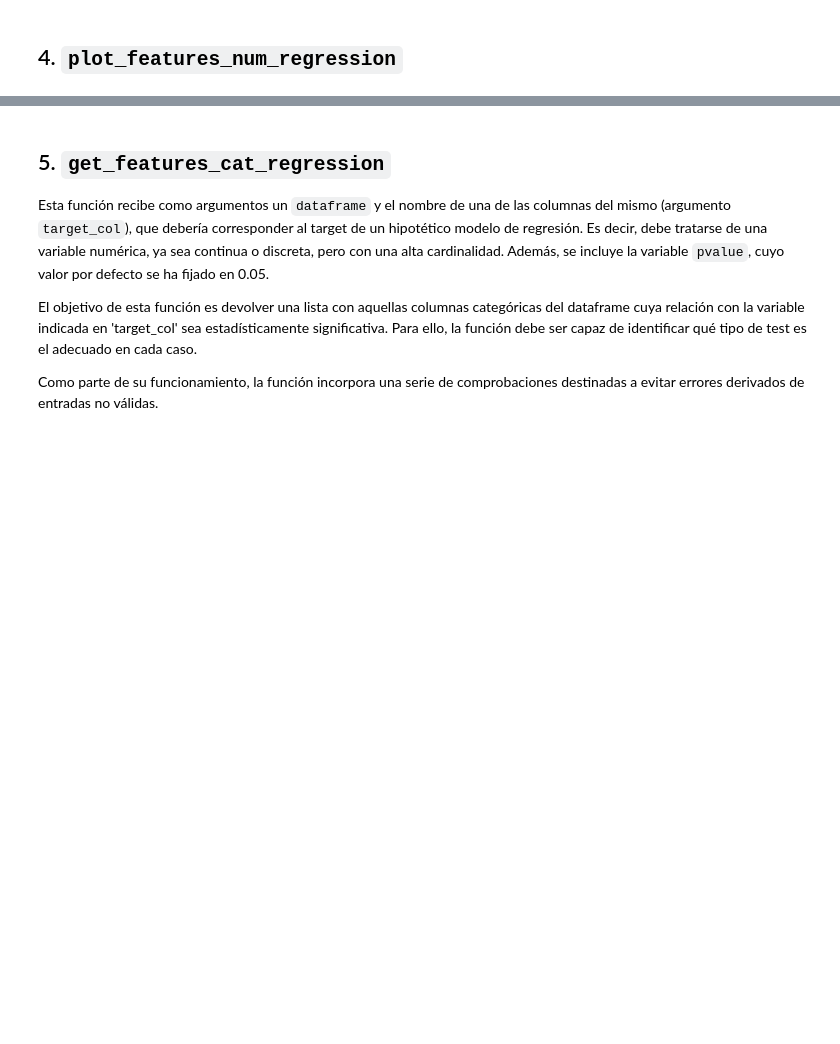
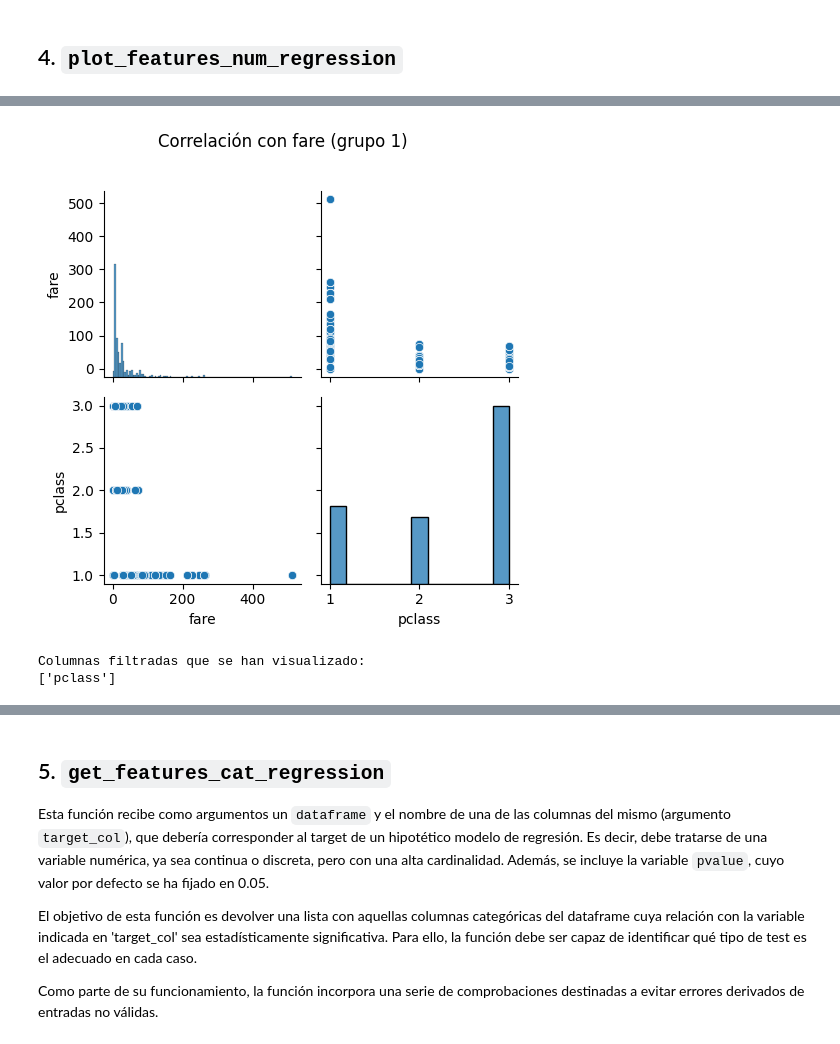
Before and after one commit to davidgarcia2312/TC_Grupo_1, a Jupyter notebook: TC Sprints 9-10/demo_toolbox_titanic.ipynb, the cells around one changed output, grey strips where cells are left out. Saved outputs shown, nothing was run; the diff lists cells and outputs as text; code cells hidden in the pictures; blank space fills up the shorter version.

```diff
--- a/TC Sprints 9-10/demo_toolbox_titanic.ipynb
+++ b/TC Sprints 9-10/demo_toolbox_titanic.ipynb
@@ -80,0 +137,16 @@ tb.tipifica_variables(df_titanic)
+# %%
+columnas_usadas = tb.plot_features_num_regression(
+    df=df_titanic,
+    target_col='fare',
+    columns=[],
+    umbral_corr=0.3,
+    pvalue=None
+)
+
+
+print("Columnas filtradas que se han visualizado:")
+print(columnas_usadas)
+# %% [output]
+[figure, added]
+Columnas filtradas que se han visualizado:
+['pclass']
```
Also changed, not shown: parts of 9 cells of this notebook.
